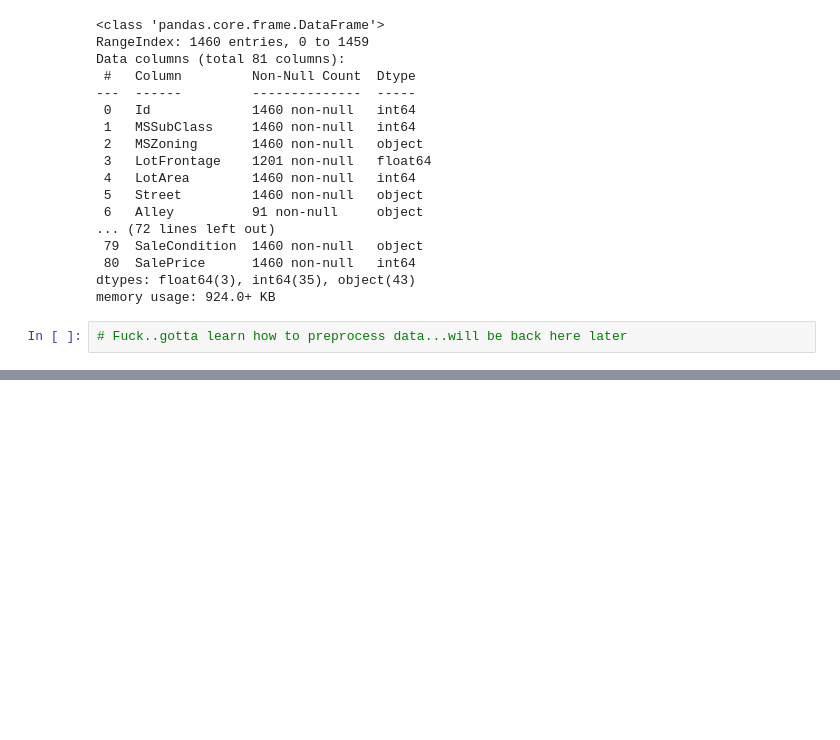
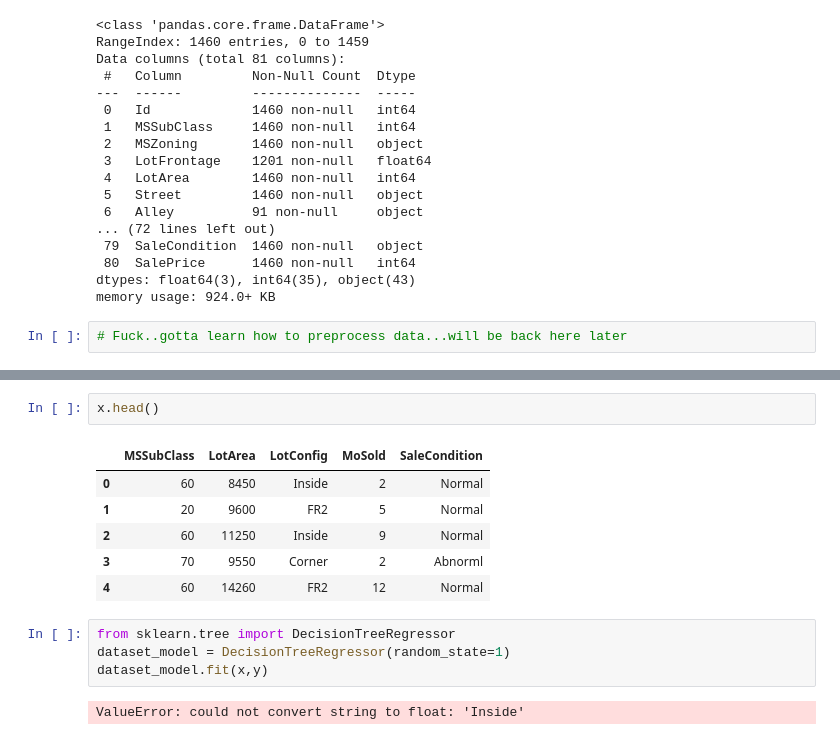
Before and after one commit to maaaazin/ML01_Linear_Regression, a Jupyter notebook: main.ipynb, the cells around one changed output, grey strips where cells are left out. Cells and saved outputs as stored; diff of their text form; blank space fills up the shorter version.

```diff
--- a/main.ipynb
+++ b/main.ipynb
@@ -58,0 +106,15 @@ memory usage: 924.0+ KB
+# %%
+x.head()
+# %% [output]
+|  | MSSubClass | LotArea | LotConfig | MoSold | SaleCondition |
+| 0 | 60 | 8450 | Inside | 2 | Normal |
+| 1 | 20 | 9600 | FR2 | 5 | Normal |
+| 2 | 60 | 11250 | Inside | 9 | Normal |
+| 3 | 70 | 9550 | Corner | 2 | Abnorml |
+| 4 | 60 | 14260 | FR2 | 12 | Normal |
+# %%
+from sklearn.tree import DecisionTreeRegressor
+dataset_model = DecisionTreeRegressor(random_state=1)
+dataset_model.fit(x,y)
+# %% [output]
+ValueError: could not convert string to float: 'Inside'
```
Also changed, not shown: parts of 4 cells of this notebook.
